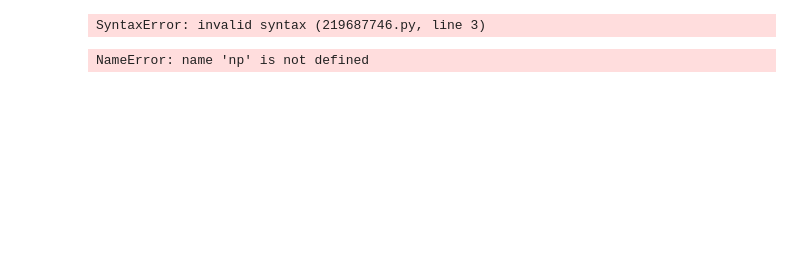
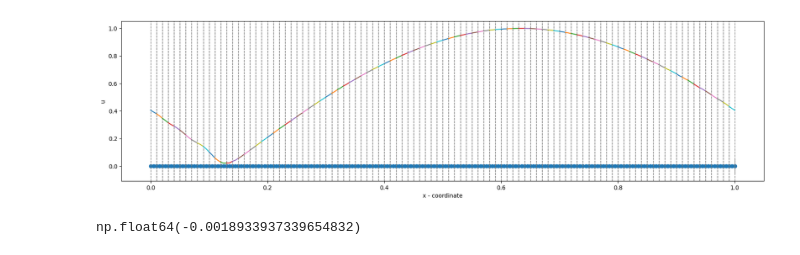
Before and after one commit to AbdulrahmanKT/Shafaq, a Jupyter notebook: Solver/misc/scrap_flux_testing.ipynb, the cells around one changed output. Saved outputs shown, nothing was run; the diff lists cells and outputs as text; code cells hidden in the pictures; blank space fills up the shorter version.

```diff
--- a/Solver/misc/scrap_flux_testing.ipynb
+++ b/Solver/misc/scrap_flux_testing.ipynb
@@ -18,17 +6,14 @@ site-packages dirs:
-# %%
-# activate the environment where you ran  pip install -e .
-source /path/to/venv/bin/activate          # or the Windows variant
-python -m pip list | grep -i shafaq
-python - <<'PY'
-import sys, site, shafaq
-print("TERMINAL executable:", sys.executable)
-print("shafaq version:", shafaq.__version__)
-PY
-# %% [output]
-SyntaxError: invalid syntax (219687746.py, line 3)
 # %%
-n = 5
-u = np.ones(n+1)
-flux = sr.AdvectiveFlux(a=0.5)
+n = 2
+xi , w = sr.legendre.lgl(n)
+D = sr.sbp_d(n)
+Q = sr.legendre.sbp_q(n)
+P = sr.legendre.sbp_p(n)
+flux = sr.AdvectiveFlux(a=2)
+mesh = sr.Mesh1D(0, 1, 100, n, xi, w, D, P, Q, Equation1D(flux, 0.0, 0))
-# %% [output]
-NameError: name 'np' is not defined
+# %%
+def sin_short(x):
+    return np.sin(x*np.pi)
+# %%
+mesh.set_initial_condition(sin_short)
+mesh.rhs()
@@ -34,0 +27,11 @@ NameError: name 'np' is not defined
+# %%
+fig, ax = plt.subplots(figsize=(20,5))
+mesh.plot(ax=ax)
+for i, elem in enumerate(mesh.elements):
+    ax.plot(elem.x, elem.u, label="Solution")
+# %% [output]
+[figure, added]
+# %%
+mesh.total_energy_normalized()
+# %% [output]
+np.float64(-0.0018933937339654832)
```
Also changed, not shown: parts of 4 cells of this notebook, 19 other files.
